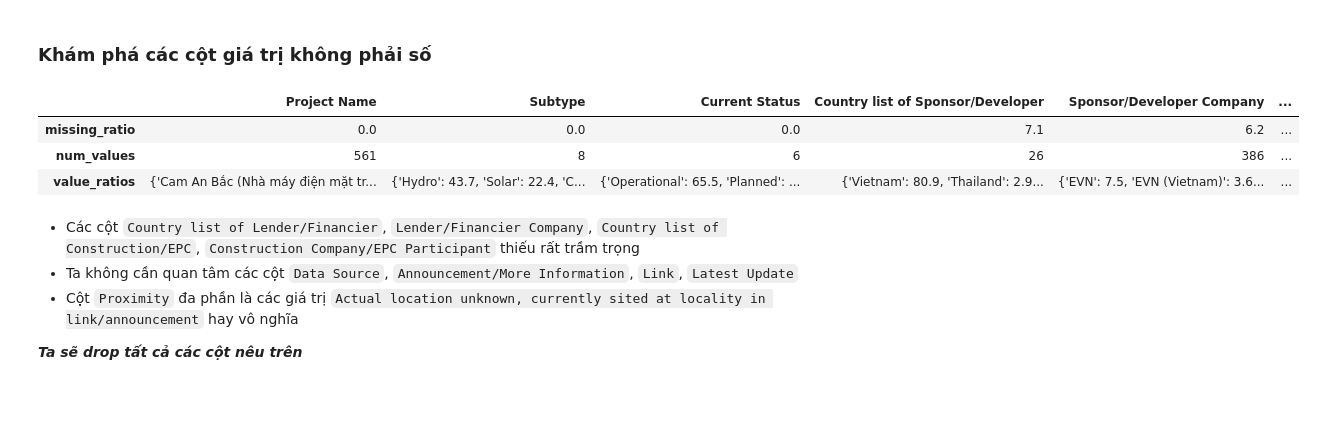
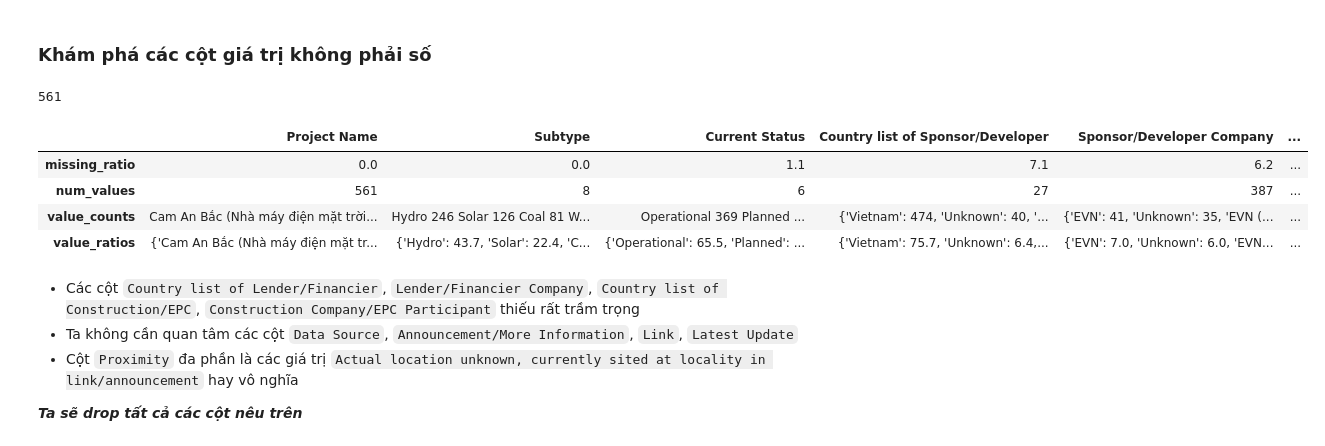
Before and after one commit to JustKidding2K/P4DS_FinalProject, a Jupyter notebook: Source.ipynb, the cells around one changed output. Drawn from its saved outputs; the diff is of its cells as text; code cells hidden in the pictures; blank space fills up the shorter version.

```diff
--- a/Source.ipynb
+++ b/Source.ipynb
@@ -230,0 +233,2 @@ dtype: object
+# %%
+df.loc[:,df.columns[df.dtypes != np.number]]=df[df.columns[df.dtypes != np.number]].fillna('Unknown')
@@ -230,0 +253,4 @@ dtype: object
+# %%
+strange_value=df.loc[558,'Construction Company/EPC Participant']
+strange_count=df.isin([strange_value]).sum(axis=0)
+strange_count
@@ -231,3 +277,6 @@ dtype: object
+# %%
+columns_that_contains_strange_values=strange_count[strange_count>0].index
+df.loc[:,columns_that_contains_strange_values]=df.loc[:,columns_that_contains_strange_values].replace({strange_value:np.nan})
 # %% [markdown]
 ---
 # %% [markdown]
@@ -261,44 +310,49 @@ cols_to_drop=['Avg. Annual Output (MWh)','undefined', 'undefined.1', 'undefined.
 # %% [markdown]
 ### Khám phá các cột giá trị không phải số
 # %%
-notnum_col_info_df = pd.DataFrame(columns=df.columns[df.dtypes != np.number], index=["missing_ratio", "num_values", "value_ratios"])
+notnum_col_info_df = pd.DataFrame(columns=df.columns[df.dtypes != np.number], index=["missing_ratio", "num_values","value_counts", "value_ratios"])
 df_notnum=df[notnum_col_info_df.columns]
 # %%
 multichoice_cols=['Country list of Sponsor/Developer', 'Sponsor/Developer Company' ,'Country list of Lender/Financier','Lender/Financier Company','Country list of Construction/EPC','Construction Company/EPC Participant','Data Source']
+# %%
+df_notnum['Project Name'].nunique()
+# %% [output]
+561
 # %%
-notnum_col_info_df.loc['missing_ratio'] = (df_notnum.isna().sum()/len(df_notnum.index)*100).round(1)
+notnum_col_info_df.loc['missing_ratio'] = (df_notnum.replace('Unknown',np.nan).isna().sum()/len(df_notnum.index)*100).round(1)
 for c in notnum_col_info_df.columns:
     di=dict()
     col_total_value=len(df_notnum[c].index)-df_notnum[c].isna().sum()
     if c in multichoice_cols:
         li=[]
         for i in df_notnum[c]:
             if type(i)==str:
                 li+=i.split("; ")
         temp_set=set(li)
         notnum_col_info_df[c]['num_values']=len(temp_set)
         for i in temp_set:
-            value_appearance=li.count(i)*100
-            di[i]=(value_appearance/len(li))
-        for dict_value in di:
-            for k, v in di.items():
-                di[k] = round(v, 1)
+            di[i]=li.count(i)
+        notnum_col_info_df[c]['value_counts']=dict(sorted(di.items(), key=lambda x: x[1],reverse=True))
+        total=np.sum(list(di.values()))
+        for k, v in di.items():
+            di[k] = round(v * 100.0 / total,1)
         notnum_col_info_df[c]['value_ratios']=dict(sorted(di.items(), key=lambda x: x[1],reverse=True))
     else:
-        notnum_col_info_df[c]['num_values']=df_notnum[c].nunique()
+        notnum_col_info_df[c]['num_values']=df_notnum[c].nunique(dropna=False)
         value_set=df_notnum[c].unique()
+        notnum_col_info_df[c]['value_counts']=df_notnum[c].value_counts()
         for i in value_set:
             if type(i)==str:
                 di[i]=((list(df_notnum[c]).count(i)/col_total_value)*100).round(1)
         notnum_col_info_df[c]['value_ratios']=dict(sorted(di.items(), key=lambda x: x[1],reverse=True))
 
-
 notnum_col_info_df
 # %% [output]
 |  | Project Name | Subtype | Current Status | Country list of Sponsor/Developer | Sponsor/Developer Company | ... |
-| missing_ratio | 0.0 | 0.0 | 0.0 | 7.1 | 6.2 | ... |
-| num_values | 561 | 8 | 6 | 26 | 386 | ... |
-| value_ratios | {'Cam An Bắc (Nhà máy điện mặt tr... | {'Hydro': 43.7, 'Solar': 22.4, 'C... | {'Operational': 65.5, 'Planned': ... | {'Vietnam': 80.9, 'Thailand': 2.9... | {'EVN': 7.5, 'EVN (Vietnam)': 3.6... | ... |
+| missing_ratio | 0.0 | 0.0 | 1.1 | 7.1 | 6.2 | ... |
+| num_values | 561 | 8 | 6 | 27 | 387 | ... |
+| value_counts | Cam An Bắc (Nhà máy điện mặt trời... | Hydro 246 Solar 126 Coal 81 W... | Operational 369 Planned ... | {'Vietnam': 474, 'Unknown': 40, '... | {'EVN': 41, 'Unknown': 35, 'EVN (... | ... |
+| value_ratios | {'Cam An Bắc (Nhà máy điện mặt tr... | {'Hydro': 43.7, 'Solar': 22.4, 'C... | {'Operational': 65.5, 'Planned': ... | {'Vietnam': 75.7, 'Unknown': 6.4,... | {'EVN': 7.0, 'Unknown': 6.0, 'EVN... | ... |
 # %% [markdown]
 - Các cột `Country list of Lender/Financier`, `Lender/Financier Company`, `Country list of Construction/EPC`, `Construction Company/EPC Participant` thiếu rất trầm trọng
 - Ta không cần quan tâm các cột `Data Source`, `Announcement/More Information`, `Link`, `Latest Update`
```
Also changed, not shown: parts of 7 cells of this notebook.
